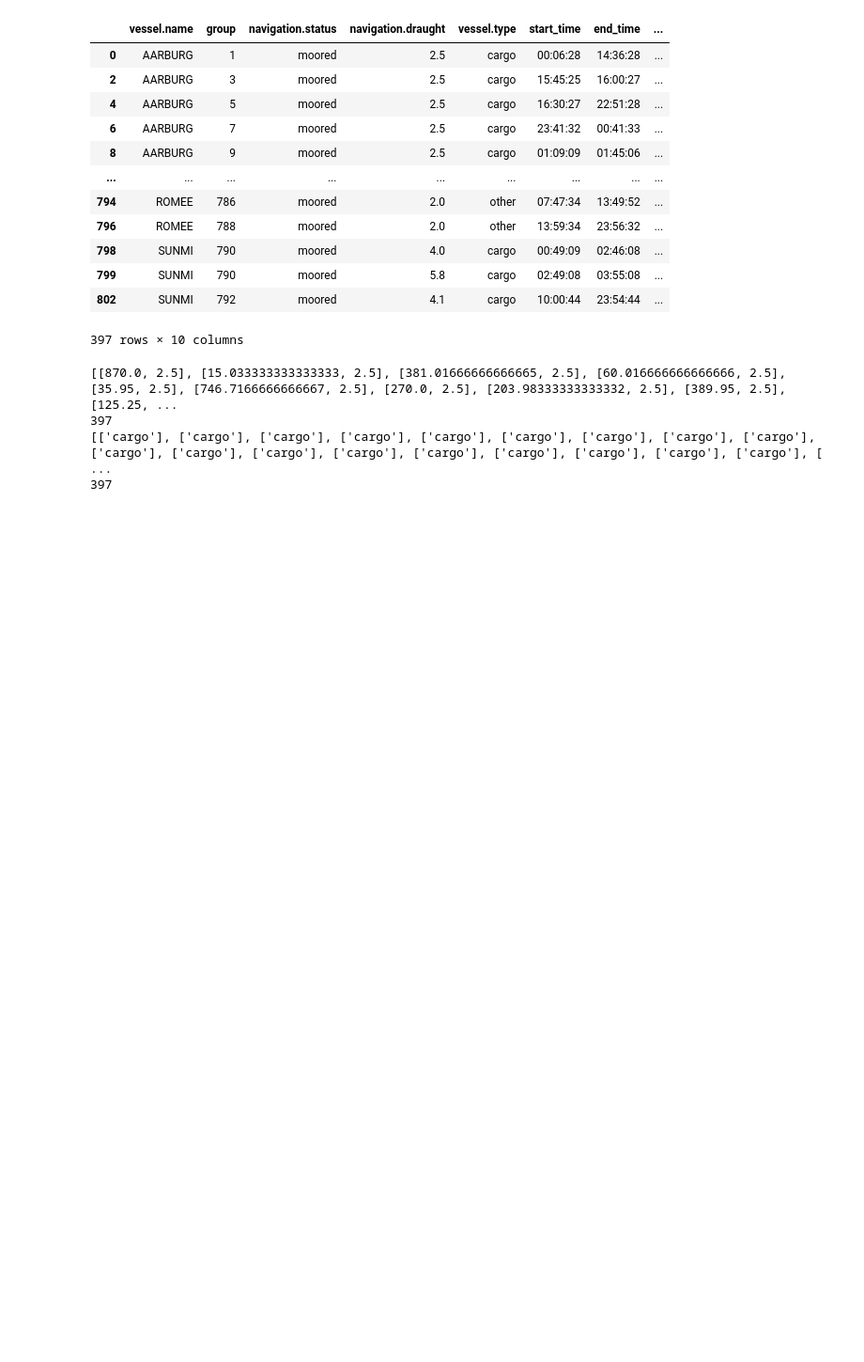
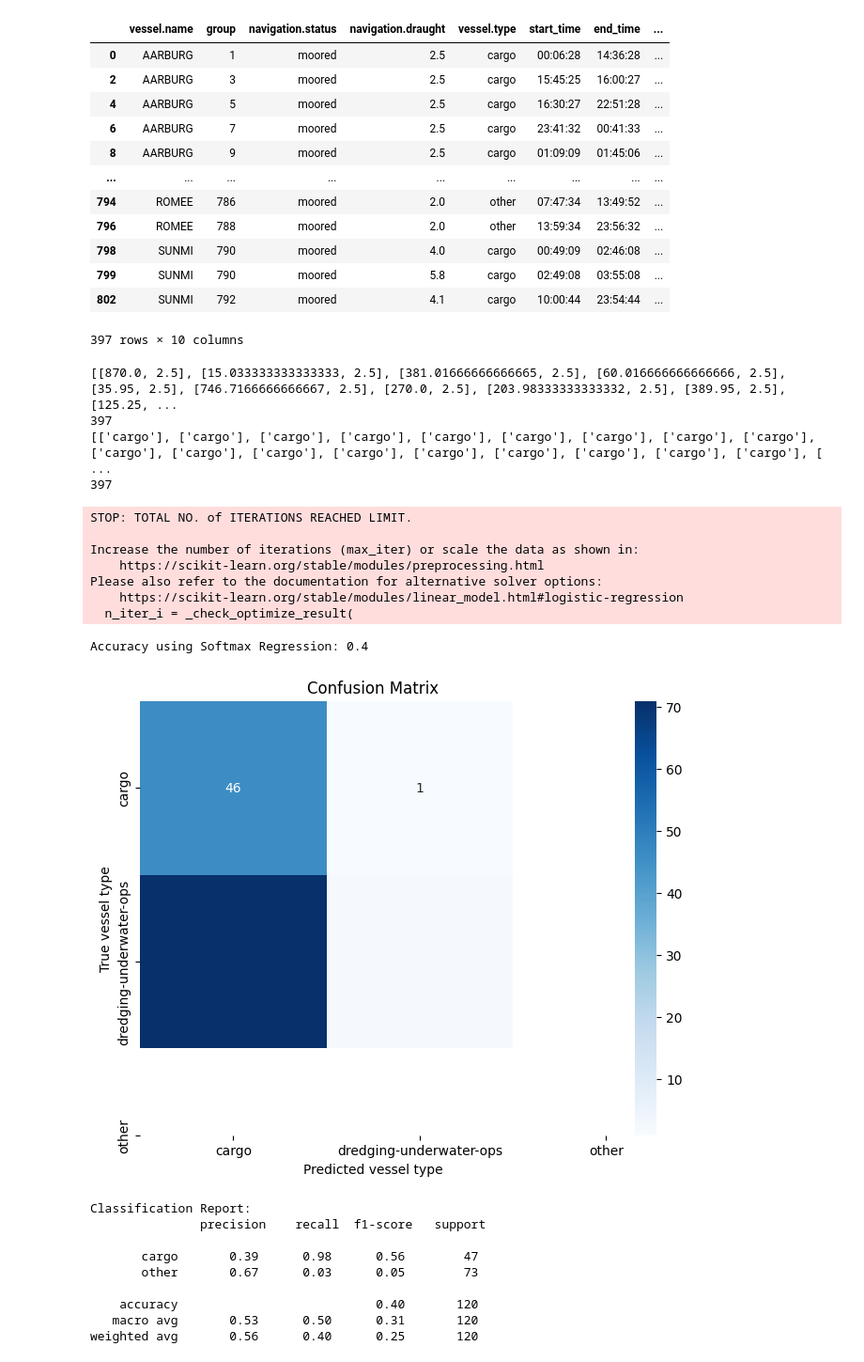
Before and after one commit to rlambregts/ME44312-AIS-Assignment, a Jupyter notebook: Data Processing_final.ipynb, the cells around one changed output. Shown at 94% size. Saved outputs shown, nothing was run; the diff lists cells and outputs as text; code cells hidden in the pictures; blank space fills up the shorter version.

```diff
--- a/Data Processing_final.ipynb
+++ b/Data Processing_final.ipynb
@@ -362,5 +354,61 @@ print(len(vessel_array))
 397
 [['cargo'], ['cargo'], ['cargo'], ['cargo'], ['cargo'], ['cargo'], ['cargo'], ['cargo'], ['cargo'], ['cargo'], ['cargo'], ['cargo'], ['cargo'], ['cargo'], ['cargo'], ['cargo'], ['cargo'], ['cargo'], [ ...
 397
+# %%
+from sklearn.model_selection import train_test_split
+from sklearn.linear_model import LogisticRegression
+from sklearn.metrics import accuracy_score
+from sklearn.metrics import confusion_matrix, classification_report
+import seaborn as sns
+import matplotlib.pyplot as plt
+
+# Split the data into a training set and test set
+# x = moored_array en y = vessel_array
+moored_array_train, moored_array_test, vessel_array_train, vessel_array_test = train_test_split(moored_array, vessel_array, test_size=0.3, random_state=42)
+
+# Train a logistic regression model using the training set
+model = LogisticRegression(multi_class='multinomial', solver='lbfgs', penalty=None, max_iter=50)
+model.fit(moored_array_train, vessel_array_train)
+
+# predict results using the test set
+vessel_array_prediction = model.predict(moored_array_test)
+
+# Calculate accuracy
+accuracy = accuracy_score(vessel_array_test, vessel_array_prediction)
+print("Accuracy using Softmax Regression:", accuracy)
+
+
+# Calculate the confusion matrix
+conf_matrix = confusion_matrix(vessel_array_test, vessel_array_prediction)
+
+plt.figure(figsize=(8, 6))
+sns.heatmap(conf_matrix, annot=True, fmt='d', cmap='Blues', xticklabels=model.classes_, yticklabels=model.classes_)
+plt.xlabel('Predicted vessel type')
+plt.ylabel('True vessel type')
+plt.title('Confusion Matrix')
+plt.show()
+
+# Print classification report
+class_report = classification_report(vessel_array_test, vessel_array_prediction)
+print("Classification Report:\n", class_report)
+# %% [output]
+STOP: TOTAL NO. of ITERATIONS REACHED LIMIT.
+
+Increase the number of iterations (max_iter) or scale the data as shown in:
+    https://scikit-learn.org/stable/modules/preprocessing.html
+Please also refer to the documentation for alternative solver options:
+    https://scikit-learn.org/stable/modules/linear_model.html#logistic-regression
+  n_iter_i = _check_optimize_result(
+Accuracy using Softmax Regression: 0.4
+[figure, added]
+Classification Report:
+               precision    recall  f1-score   support
+
+       cargo       0.39      0.98      0.56        47
+       other       0.67      0.03      0.05        73
+
+    accuracy                           0.40       120
+   macro avg       0.53      0.50      0.31       120
+weighted avg       0.56      0.40      0.25       120
 # %%
 # print(df.to_string(index=False))
```
Also changed, not shown: parts of 1 cell of this notebook.
